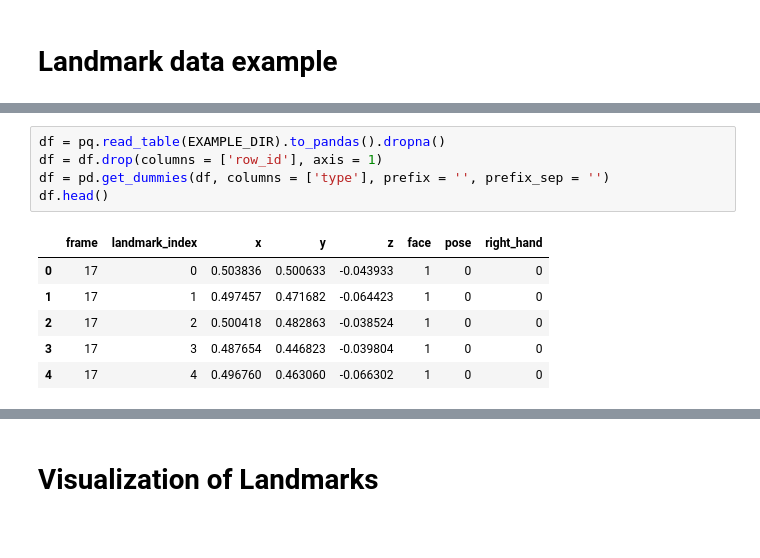
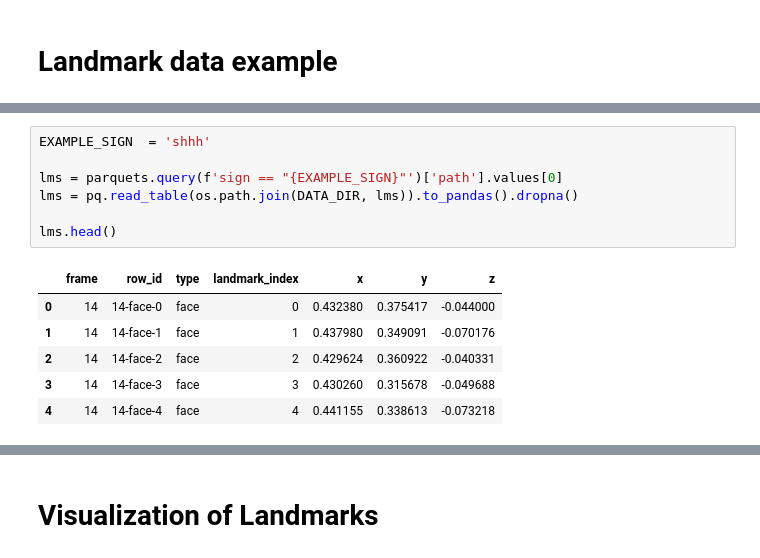
Before and after one commit to HerrPhoton/Sign_Language_Recognition, a Jupyter notebook: Main.ipynb, the cells around one changed output, grey strips where cells are left out. Saved outputs shown, nothing was run; the diff lists cells and outputs as text.

```diff
--- a/Main.ipynb
+++ b/Main.ipynb
@@ -83,12 +86,14 @@ df.head()
-# %%
-df = pq.read_table(EXAMPLE_DIR).to_pandas().dropna()
-df = df.drop(columns = ['row_id'], axis = 1)
-df = pd.get_dummies(df, columns = ['type'], prefix = '', prefix_sep = '')
-df.head()
-# %% [output]
-|  | frame | landmark_index | x | y | z | face | pose | right_hand |
-| 0 | 17 | 0 | 0.503836 | 0.500633 | -0.043933 | 1 | 0 | 0 |
-| 1 | 17 | 1 | 0.497457 | 0.471682 | -0.064423 | 1 | 0 | 0 |
-| 2 | 17 | 2 | 0.500418 | 0.482863 | -0.038524 | 1 | 0 | 0 |
-| 3 | 17 | 3 | 0.487654 | 0.446823 | -0.039804 | 1 | 0 | 0 |
-| 4 | 17 | 4 | 0.496760 | 0.463060 | -0.066302 | 1 | 0 | 0 |
+# %%
+EXAMPLE_SIGN  = 'shhh'
+
+lms = parquets.query(f'sign == "{EXAMPLE_SIGN}"')['path'].values[0]
+lms = pq.read_table(os.path.join(DATA_DIR, lms)).to_pandas().dropna()
+
+lms.head()
+# %% [output]
+|  | frame | row_id | type | landmark_index | x | y | z |
+| 0 | 14 | 14-face-0 | face | 0 | 0.432380 | 0.375417 | -0.044000 |
+| 1 | 14 | 14-face-1 | face | 1 | 0.437980 | 0.349091 | -0.070176 |
+| 2 | 14 | 14-face-2 | face | 2 | 0.429624 | 0.360922 | -0.040331 |
+| 3 | 14 | 14-face-3 | face | 3 | 0.430260 | 0.315678 | -0.049688 |
+| 4 | 14 | 14-face-4 | face | 4 | 0.441155 | 0.338613 | -0.073218 |
```
Also changed, not shown: parts of 15 cells of this notebook.
